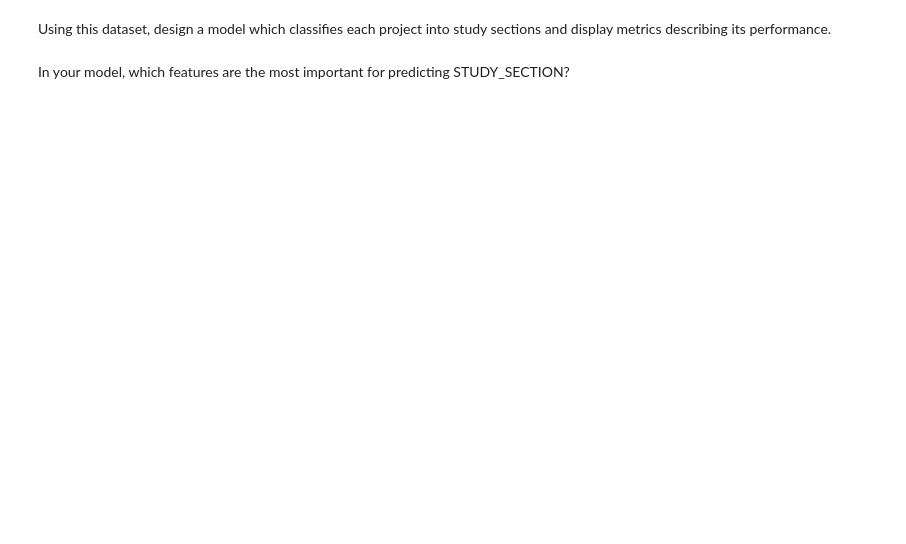
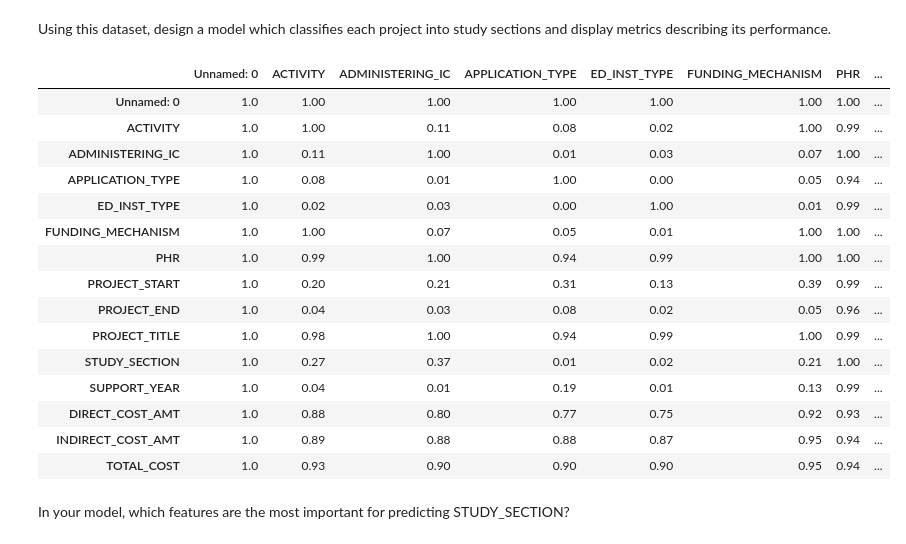
Before and after one commit to YunsyYin/Project_data_analytics, a Jupyter notebook: data_science_test_no_nlp.ipynb, the cells around one changed output. Cells and saved outputs as stored; diff of their text form; code cells hidden in the pictures; blank space fills up the shorter version.

Commit message:
update cramers v

```diff
--- a/data_science_test_no_nlp.ipynb
+++ b/data_science_test_no_nlp.ipynb
@@ -192,3 +208,6 @@ Compute a metric describing the degree of correlation between the two series.
 For early stage research, we want to determine which study section each project belongs to, where this is not reported publically.
 
 For this, we will need a larger dataset of historical projects with known study sections. Please open projects_2020.csv which has thousands of rows and some preprocessing already applied to it.
+# %%
+project_2020 = pd.read_csv('./projects_2020.csv')
+project_2020
@@ -195,2 +228,40 @@ For this, we will need a larger dataset of historical projects with known study
 # %% [markdown]
 Using this dataset, design a model which classifies each project into study sections and display metrics describing its performance.
+# %%
+def cramers_V(var1,var2) :
+    crosstab =np.array(pd.crosstab(var1,var2, rownames=None, colnames=None)) # Cross table building
+    stat = chi2_contingency(crosstab)[0] # Keeping of the test statistic of the Chi2 test
+    obs = np.sum(crosstab) # Number of observations
+    mini = min(crosstab.shape)-1 # Take the minimum value between the columns and the rows of the cross table
+    return (stat/(obs*mini))
+
+rows= []
+
+for var1 in project_2020:
+    col = []
+    for var2 in project_2020 :
+        cramers =cramers_V(project_2020[var1], project_2020[var2]) # Cramer's V test
+        col.append(round(cramers,2)) # Keeping of the rounded value of the Cramer's V
+    rows.append(col)
+
+cramers_results = np.array(rows)
+df = pd.DataFrame(cramers_results, columns = project_2020.columns, index =project_2020.columns)
+
+df
+# %% [output]
+|  | Unnamed: 0 | ACTIVITY | ADMINISTERING_IC | APPLICATION_TYPE | ED_INST_TYPE | FUNDING_MECHANISM | PHR | ... |
+| Unnamed: 0 | 1.0 | 1.00 | 1.00 | 1.00 | 1.00 | 1.00 | 1.00 | ... |
+| ACTIVITY | 1.0 | 1.00 | 0.11 | 0.08 | 0.02 | 1.00 | 0.99 | ... |
+| ADMINISTERING_IC | 1.0 | 0.11 | 1.00 | 0.01 | 0.03 | 0.07 | 1.00 | ... |
+| APPLICATION_TYPE | 1.0 | 0.08 | 0.01 | 1.00 | 0.00 | 0.05 | 0.94 | ... |
+| ED_INST_TYPE | 1.0 | 0.02 | 0.03 | 0.00 | 1.00 | 0.01 | 0.99 | ... |
+| FUNDING_MECHANISM | 1.0 | 1.00 | 0.07 | 0.05 | 0.01 | 1.00 | 1.00 | ... |
+| PHR | 1.0 | 0.99 | 1.00 | 0.94 | 0.99 | 1.00 | 1.00 | ... |
+| PROJECT_START | 1.0 | 0.20 | 0.21 | 0.31 | 0.13 | 0.39 | 0.99 | ... |
+| PROJECT_END | 1.0 | 0.04 | 0.03 | 0.08 | 0.02 | 0.05 | 0.96 | ... |
+| PROJECT_TITLE | 1.0 | 0.98 | 1.00 | 0.94 | 0.99 | 1.00 | 0.99 | ... |
+| STUDY_SECTION | 1.0 | 0.27 | 0.37 | 0.01 | 0.02 | 0.21 | 1.00 | ... |
+| SUPPORT_YEAR | 1.0 | 0.04 | 0.01 | 0.19 | 0.01 | 0.13 | 0.99 | ... |
+| DIRECT_COST_AMT | 1.0 | 0.88 | 0.80 | 0.77 | 0.75 | 0.92 | 0.93 | ... |
+| INDIRECT_COST_AMT | 1.0 | 0.89 | 0.88 | 0.88 | 0.87 | 0.95 | 0.94 | ... |
+| TOTAL_COST | 1.0 | 0.93 | 0.90 | 0.90 | 0.90 | 0.95 | 0.94 | ... |
```
Also changed, not shown: parts of 8 cells of this notebook.
